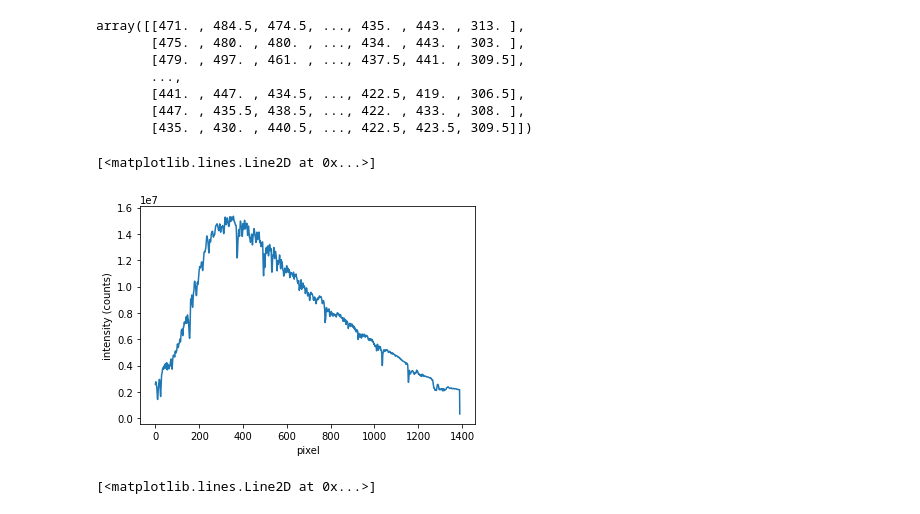
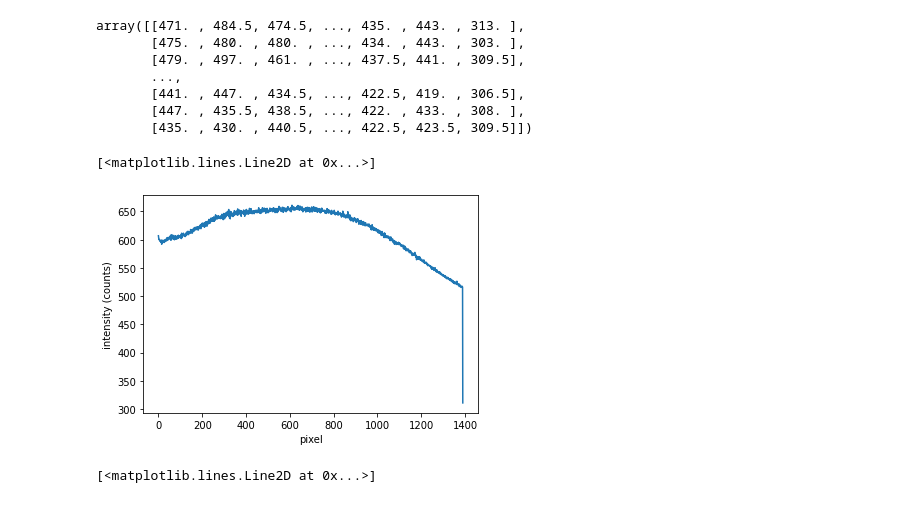
Before and after one commit to Yousousen/solar_physics, a Jupyter notebook: spectrum.ipynb, the cells around one changed output. Drawn from its saved outputs; the diff is of its cells as text; code cells hidden in the pictures.

```diff
--- a/spectrum.ipynb
+++ b/spectrum.ipynb
@@ -173,14 +175,14 @@ array([[471. , 484.5, 474.5, ..., 435. , 443. , 313. ],
        [447. , 435.5, 438.5, ..., 422. , 433. , 308. ],
        [435. , 430. , 440.5, ..., 422.5, 423.5, 309.5]])
 # %%
-spectrum = np.sum(stack[:], axis=0)
+spectrum = np.median(stack[:], axis=0)
 #plt.xticks(range(0, 1500, 100))
 plt.xlabel('pixel')
 plt.ylabel('intensity (counts)')
 plt.plot(spectrum)
 # %% [output]
 [<matplotlib.lines.Line2D at 0x...>]
-[figure, old version]
+[figure, new version]
 # %%
 plt.xlabel('pixel')
 plt.ylabel('intensity (counts)')
```
Also changed, not shown: parts of 18 cells of this notebook.
